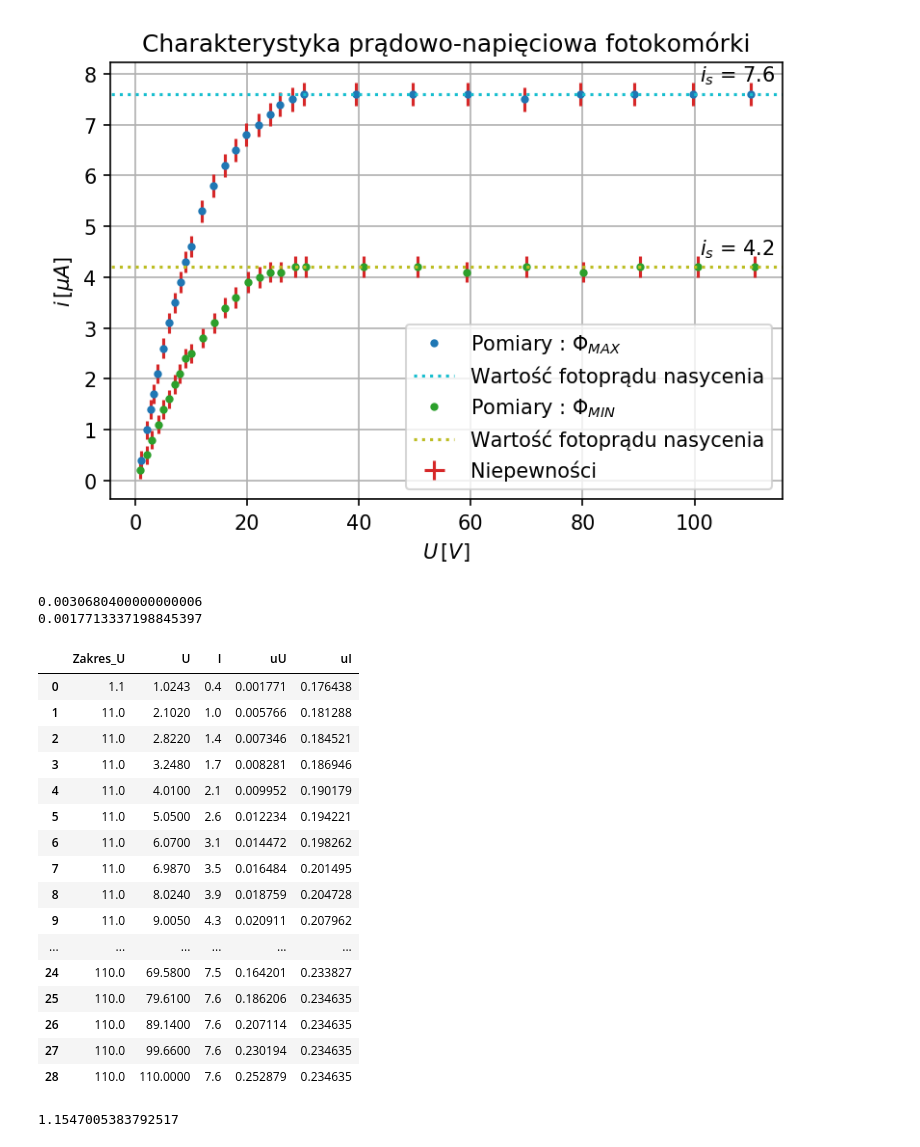
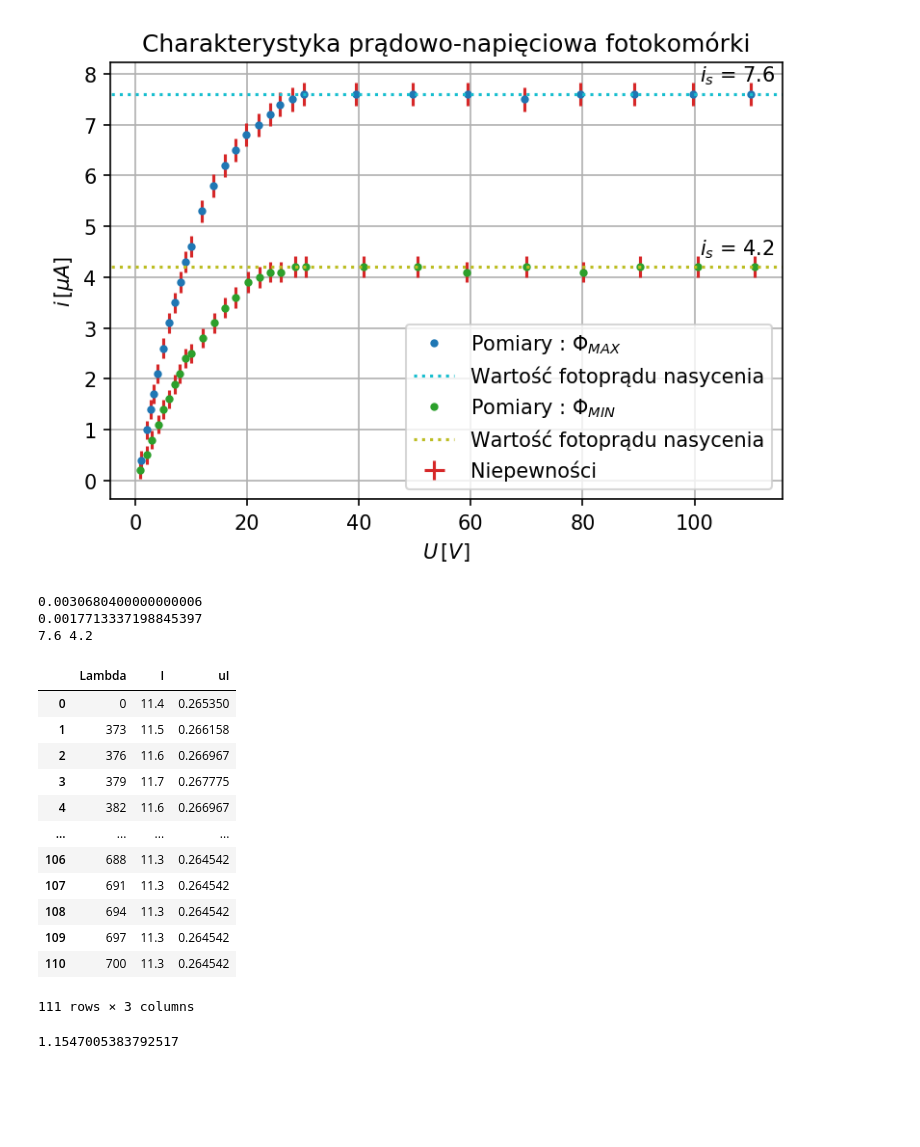
Before and after one commit to michelangelo21/LPF, a Jupyter notebook: LPF91/LPF91.ipynb, the cells around one changed output. Drawn from its saved outputs; the diff is of its cells as text; code cells hidden in the pictures; blank space fills up the shorter version.

```diff
--- a/LPF91/LPF91.ipynb
+++ b/LPF91/LPF91.ipynb
@@ -271,6 +276,8 @@ plt.errorbar(x=x, y=y, xerr=xerr, yerr=yerr, fmt='none', label='Niepewności', c
 
 I_nasycenia = y.iloc[-1]
 U_I_nasycenia = x.iloc[-1]
+
+I_s_max = I_nasycenia
 #plt.plot(U_I_nasycenia, I_nasycenia,'o', label="Wartość fotoprądu nasycenia")
 #plt.text(U_I_nasycenia-22, I_nasycenia-0.6, "({:.1f}$V$, {:.1f}$\mu A$)".format(x.iloc[-1], y.iloc[-1]))
 
@@ -293,6 +300,8 @@ plt.errorbar(x=x, y=y, xerr=xerr, yerr=yerr, fmt='none', color='C3')
 
 I_nasycenia = y.iloc[-1]
 U_I_nasycenia = x.iloc[-1]
+
+I_s_min = I_nasycenia
 #plt.plot(U_I_nasycenia, I_nasycenia,'o', label="Wartość fotoprądu nasycenia")
 #plt.text(U_I_nasycenia-22, I_nasycenia-0.6, "({:.1f}$V$, {:.1f}$\mu A$)".format(x.iloc[-1], y.iloc[-1]))
 
@@ -317,27 +326,25 @@ plt.show()
 # %%
 print((0.28/100 * 1.0243 + 2 * 0.0001))
 print(np.sqrt((0.28/100 * 1.0243 + 2 * 0.0001)**2/3))
-data2
+print(I_s_max, I_s_min)
+data1
 # %% [output]
 0.0030680400000000006
 0.0017713337198845397
+7.6 4.2
-|  | Zakres_U | U | I | uU | uI |
-| 0 | 1.1 | 1.0243 | 0.4 | 0.001771 | 0.176438 |
-| 1 | 11.0 | 2.1020 | 1.0 | 0.005766 | 0.181288 |
-| 2 | 11.0 | 2.8220 | 1.4 | 0.007346 | 0.184521 |
-| 3 | 11.0 | 3.2480 | 1.7 | 0.008281 | 0.186946 |
-| 4 | 11.0 | 4.0100 | 2.1 | 0.009952 | 0.190179 |
-| 5 | 11.0 | 5.0500 | 2.6 | 0.012234 | 0.194221 |
-| 6 | 11.0 | 6.0700 | 3.1 | 0.014472 | 0.198262 |
-| 7 | 11.0 | 6.9870 | 3.5 | 0.016484 | 0.201495 |
-| 8 | 11.0 | 8.0240 | 3.9 | 0.018759 | 0.204728 |
-| 9 | 11.0 | 9.0050 | 4.3 | 0.020911 | 0.207962 |
-| ... | ... | ... | ... | ... | ... |
-| 24 | 110.0 | 69.5800 | 7.5 | 0.164201 | 0.233827 |
-| 25 | 110.0 | 79.6100 | 7.6 | 0.186206 | 0.234635 |
-| 26 | 110.0 | 89.1400 | 7.6 | 0.207114 | 0.234635 |
-| 27 | 110.0 | 99.6600 | 7.6 | 0.230194 | 0.234635 |
-| 28 | 110.0 | 110.0000 | 7.6 | 0.252879 | 0.234635 |
+|  | Lambda | I | uI |
+| 0 | 0 | 11.4 | 0.265350 |
+| 1 | 373 | 11.5 | 0.266158 |
+| 2 | 376 | 11.6 | 0.266967 |
+| 3 | 379 | 11.7 | 0.267775 |
+| 4 | 382 | 11.6 | 0.266967 |
+| ... | ... | ... | ... |
+| 106 | 688 | 11.3 | 0.264542 |
+| 107 | 691 | 11.3 | 0.264542 |
+| 108 | 694 | 11.3 | 0.264542 |
+| 109 | 697 | 11.3 | 0.264542 |
+| 110 | 700 | 11.3 | 0.264542 |
+111 rows × 3 columns
 # %%
 def round_2significant(x, u):
     i = 0
```
Also changed, not shown: parts of 3 cells of this notebook, 2 other files.
